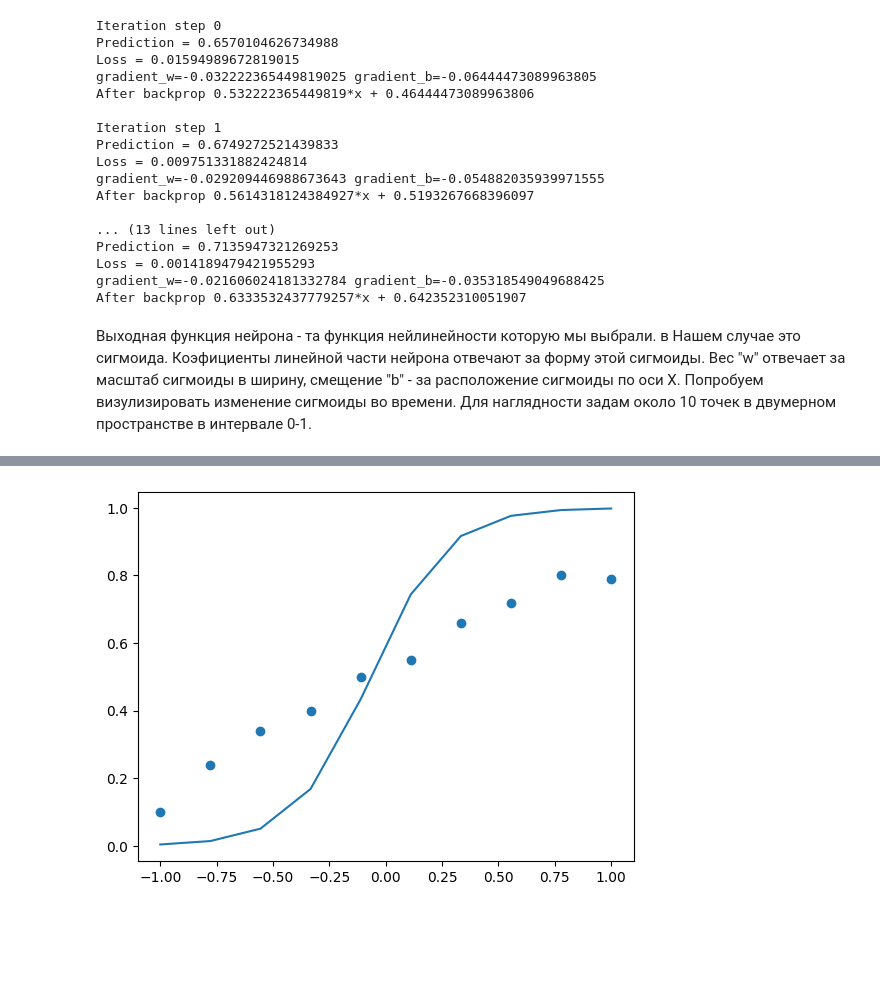
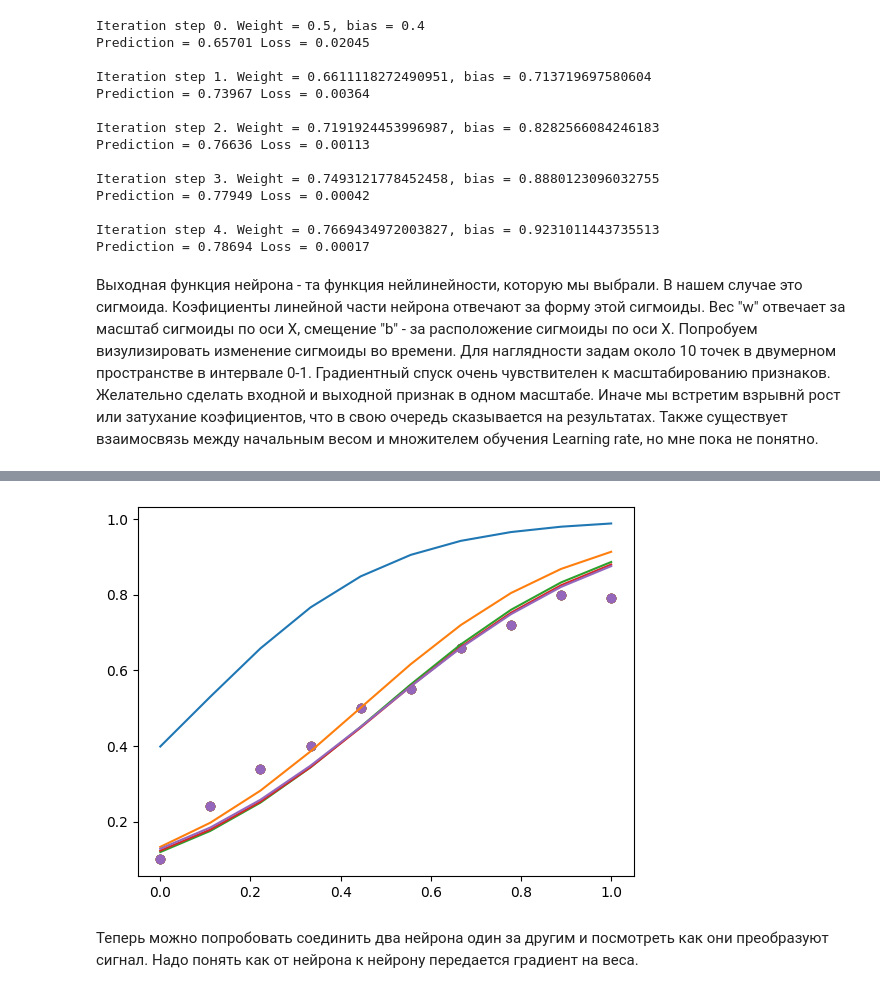
Before and after one commit to EremeevVV/simple_neuron, a Jupyter notebook: understanding.ipynb, the cells around one changed output, grey strips where cells are left out. Drawn from its saved outputs; the diff is of its cells as text; code cells hidden in the pictures; blank space fills up the shorter version.

Commit message:
two neurons not work properly

```diff
--- a/understanding.ipynb
+++ b/understanding.ipynb
@@ -53,43 +66,46 @@ $$ \frac{\partial MSE}{\partial w}= 2*(\sigma(f) -y) * \sigma(f)*(1-\sigma(f)) *
 $$ \frac{\partial MSE}{\partial b}= \frac{\partial MSE}{\partial \sigma} * \frac{\partial \sigma}{\partial f} $$
 $$ \frac{\partial MSE}{\partial b}= 2*(\sigma(f) -y) * \sigma(f)*(1-\sigma(f)) $$
 # %%
-neuron1 = Neuron(w=0.5,b=0.4)
-lr = 1
+lr = 5
+neuron1 = Neuron(w=0.5, b=0.4,learning_rate=lr)
 x = 0.5
 y = 0.8
 for i in range(5):
-    print(f'\nIteration step {i}')
-    print(f'Prediction = {neuron1.sigmoid(x)}')
-    print(f'Loss = {neuron1.loss(x,y)}')
-    neuron1.back_prop(x,y,lr)
+    print(f'\nIteration step {i}. Weight = {neuron1.w}, bias = {neuron1.b}')
+    print(f'Prediction = {neuron1.sigmoid(x):.5f} Loss = {neuron1.loss(neuron1.sigmoid(x), y):.5f}')
+    neuron1.back_prop(x, y)
 # %% [output]
-Iteration step 0
-Prediction = 0.6570104626734988
-Loss = 0.01594989672819015
-gradient_w=-0.032222365449819025 gradient_b=-0.06444473089963805
-After backprop 0.532222365449819*x + 0.46444473089963806
+Iteration step 0. Weight = 0.5, bias = 0.4
+Prediction = 0.65701 Loss = 0.02045
 
-Iteration step 1
-Prediction = 0.6749272521439833
-Loss = 0.009751331882424814
-gradient_w=-0.029209446988673643 gradient_b=-0.054882035939971555
-After backprop 0.5614318124384927*x + 0.5193267668396097
+Iteration step 1. Weight = 0.6611118272490951, bias = 0.713719697580604
+Prediction = 0.73967 Loss = 0.00364
 
-... (13 lines left out)
-Prediction = 0.7135947321269253
-Loss = 0.0014189479421955293
-gradient_w=-0.021606024181332784 gradient_b=-0.035318549049688425
-After backprop 0.6333532437779257*x + 0.642352310051907
+Iteration step 2. Weight = 0.7191924453996987, bias = 0.8282566084246183
+Prediction = 0.76636 Loss = 0.00113
+
+Iteration step 3. Weight = 0.7493121778452458, bias = 0.8880123096032755
+Prediction = 0.77949 Loss = 0.00042
+
+Iteration step 4. Weight = 0.7669434972003827, bias = 0.9231011443735513
+Prediction = 0.78694 Loss = 0.00017
 # %% [markdown]
-Выходная функция нейрона - та функция нейлинейности которую мы выбрали. в Нашем случае это сигмоида. Коэфициенты линейной части нейрона отвечают за форму этой сигмоиды. Вес "w" отвечает за масштаб сигмоиды в ширину, смещение "b" - за расположение сигмоиды по оси X. Попробуем визулизировать изменение сигмоиды во времени. Для наглядности задам около 10 точек в двумерном пространстве в интервале 0-1.
+Выходная функция нейрона - та функция нейлинейности, которую мы выбрали. В нашем случае это сигмоида. Коэфициенты линейной части нейрона отвечают за форму этой сигмоиды. Вес "w" отвечает за масштаб сигмоиды по оси Х, смещение "b" - за расположение сигмоиды по оси X. Попробуем визулизировать изменение сигмоиды во времени. Для наглядности задам около 10 точек в двумерном пространстве в интервале 0-1. Градиентный спуск очень чувствителен к масштабированию признаков. Желательно сделать входной и выходной признак в одном масштабе. Иначе мы встретим взрывнй рост или затухание коэфициентов, что в свою очередь сказывается на результатах. Также существует взаимосвязь между начальным весом и множителем обучения Learning rate, но мне пока не понятно.
 # %%
-import numpy as np
-from matplotlib import pyplot as plt
-
-np.random.seed(1000)
-X = np.linspace(-1,1,10)
-Y = [0.1,0.24,0.34,0.4,0.5,0.55,0.66,0.72,0.8,0.79]
-plt.scatter(X,Y)
-neuron2 = Neuron(w=6,b=0.4)
-plt.plot(X,[neuron2.sigmoid(x) for x in X])
+X = np.linspace(0, 1, 10)
+Y = [0.1, 0.24, 0.34, 0.4, 0.5, 0.55, 0.66, 0.72, 0.8, 0.79]
+lr = 1
+neuron2 = Neuron(w=5, b=0.5,learning_rate=lr)
+num_epochs = 15
+loss_lst = []
+for epoch in range(num_epochs):
+    epoch_loss = 0
+    for x, y in zip(X, Y):
+        epoch_loss += neuron2.loss(neuron2.sigmoid(x), y)
+        neuron2.back_prop(x, y)
+    epoch_loss /= len(X)
+    loss_lst.append(epoch_loss)
+    print(f'For {epoch} epoch  loss = {epoch_loss}. W={neuron2.w}, b={neuron2.b}')
+    if epoch % 3 == 0:
+        neuron2.plot_sigmoid(X, Y)
 # %% [output]
@@ -97,2 +127,4 @@ plt.plot(X,[neuron2.sigmoid(x) for x in X])
-[figure, old version]
+[figure, new version]
+# %% [markdown]
+Теперь можно попробовать соединить два нейрона один за другим и посмотреть как они преобразуют сигнал. Надо понять как от нейрона к нейрону передается градиент на веса.
 # %%
```
Also changed, not shown: parts of 6 cells of this notebook.
